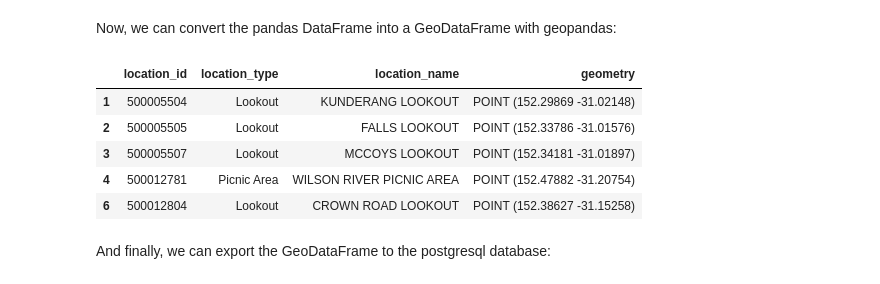
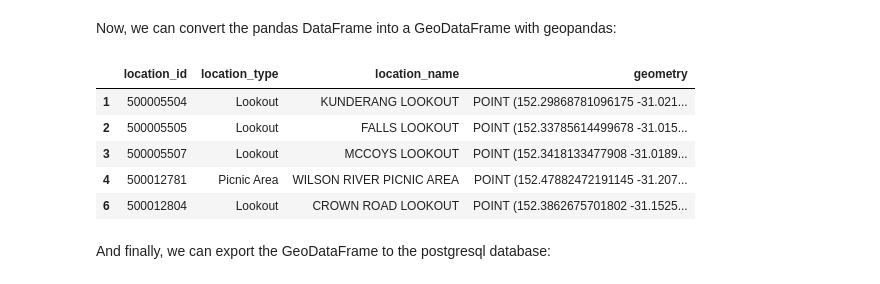
Before and after one commit to FixItChris/DATA2901, a Jupyter notebook: Report.ipynb, the cells around one changed output. Drawn from its saved outputs; the diff is of its cells as text; code cells hidden in the pictures.

```diff
--- a/Report.ipynb
+++ b/Report.ipynb
@@ -1164,19 +1167,22 @@ Now, we can convert the pandas DataFrame into a GeoDataFrame with geopandas:
 # %%
 # Converting DataFrame to GeoDataFrame
 features_gdf = gpd.GeoDataFrame(features_df, geometry=gpd.points_from_xy(features_df.coordinates.str[0], features_df.coordinates.str[1])).set_crs(epsg=4283)
 features_gdf.drop("coordinates", axis=1, inplace=True)
 
 # Renaming columns
 features_gdf.rename({"topoid":"location_id", "poitype":"location_type", "poiname":"location_name"}, axis=1, inplace=True)
 
+# Setting creating WKT elements for geometry
+features_gdf["geometry"] = features_gdf["geometry"].apply(lambda x: create_wkt_element(geom=x,srid=4283))
+
 features_gdf.head()
 # %% [output]
 |  | location_id | location_type | location_name | geometry |
-| 1 | 500005504 | Lookout | KUNDERANG LOOKOUT | POINT (152.29869 -31.02148) |
-| 2 | 500005505 | Lookout | FALLS LOOKOUT | POINT (152.33786 -31.01576) |
-| 3 | 500005507 | Lookout | MCCOYS LOOKOUT | POINT (152.34181 -31.01897) |
-| 4 | 500012781 | Picnic Area | WILSON RIVER PICNIC AREA | POINT (152.47882 -31.20754) |
-| 6 | 500012804 | Lookout | CROWN ROAD LOOKOUT | POINT (152.38627 -31.15258) |
+| 1 | 500005504 | Lookout | KUNDERANG LOOKOUT | POINT (152.29868781096175 -31.021... |
+| 2 | 500005505 | Lookout | FALLS LOOKOUT | POINT (152.33785614499678 -31.015... |
+| 3 | 500005507 | Lookout | MCCOYS LOOKOUT | POINT (152.3418133477908 -31.0189... |
+| 4 | 500012781 | Picnic Area | WILSON RIVER PICNIC AREA | POINT (152.47882472191145 -31.207... |
+| 6 | 500012804 | Lookout | CROWN ROAD LOOKOUT | POINT (152.3862675701802 -31.1525... |
 # %% [markdown]
 And finally, we can export the GeoDataFrame to the postgresql database:
 # %%
```
Also changed, not shown: parts of 50 cells of this notebook.
